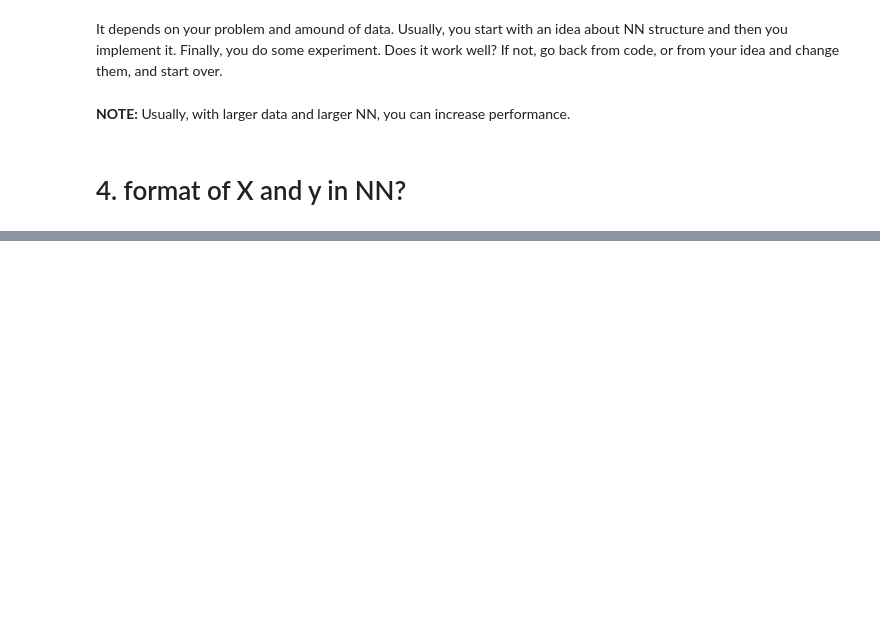
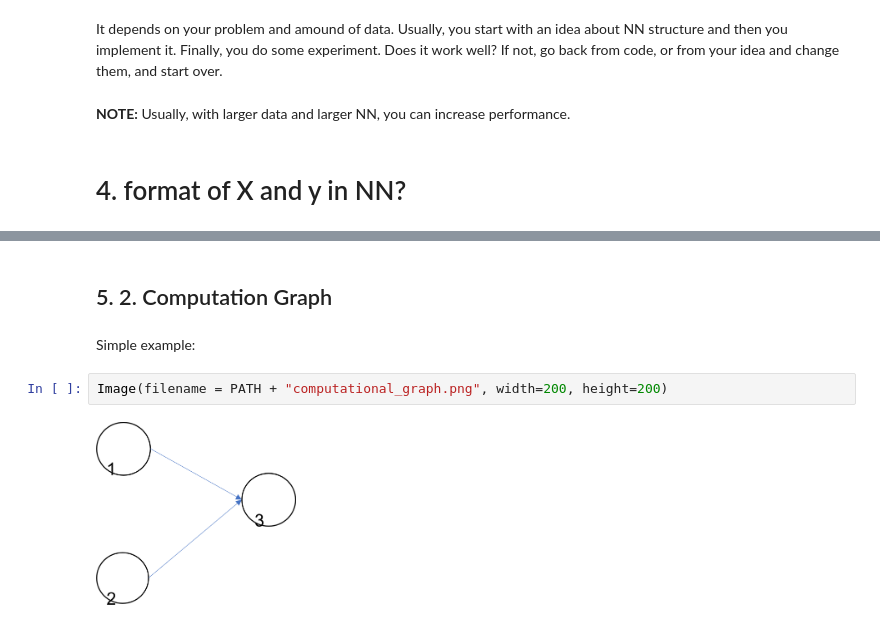
Before and after one commit to NimaSarajpoor/TFDL_Zero2Hero, a Jupyter notebook: TFDL_What_is_NN_03.ipynb, the cells around one changed output, grey strips where cells are left out. Saved outputs shown, nothing was run; the diff lists cells and outputs as text; blank space fills up the shorter version.

Commit message:
Added Gradient Descent and Computational Graph

```diff
--- a/TFDL_What_is_NN_03.ipynb
+++ b/TFDL_What_is_NN_03.ipynb
@@ -56,0 +163,8 @@ It depends on your problem and amound of data. Usually, you start with an idea a
+# %% [markdown]
+## 5. 2. Computation Graph
+# %% [markdown]
+Simple example:
+# %%
+Image(filename = PATH + "computational_graph.png", width=200, height=200)
+# %% [output]
+[figure, added]
```
Also changed, not shown: parts of 28 cells of this notebook.
